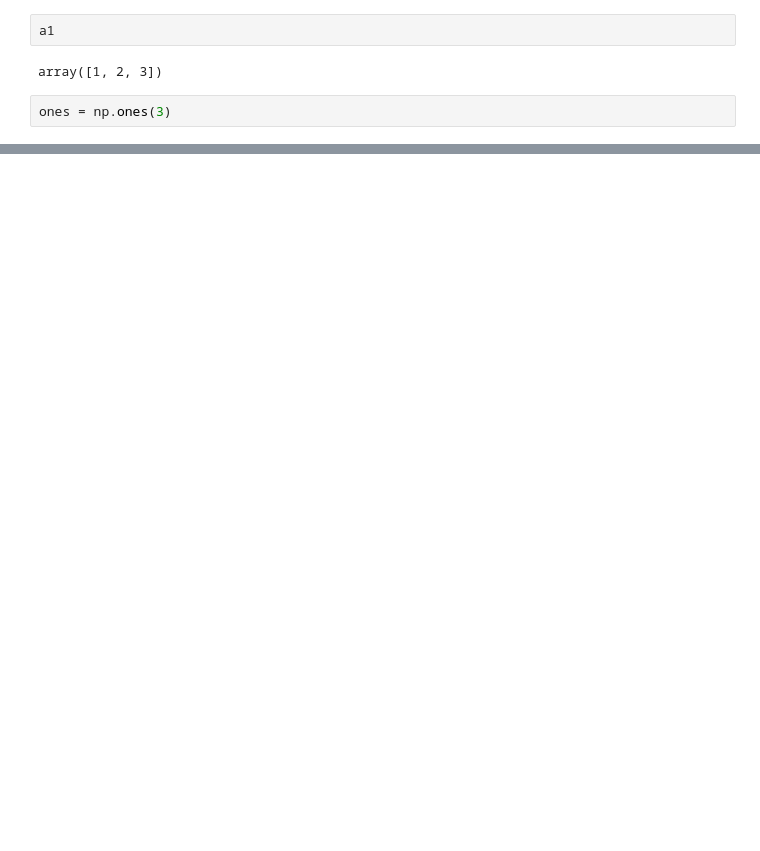
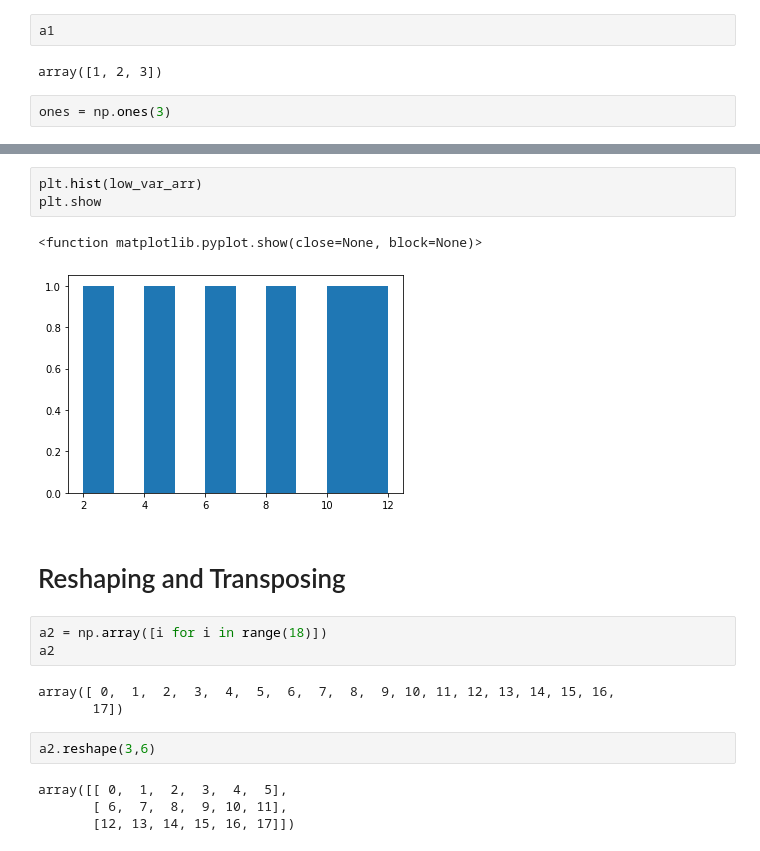
Before and after one commit to eternalAbyss/machine-learning, a Jupyter notebook: fundamentals/introduction-to-numpy.ipynb, the cells around one changed output, grey strips where cells are left out. Saved outputs shown, nothing was run; the diff lists cells and outputs as text; blank space fills up the shorter version.

```diff
--- a/fundamentals/introduction-to-numpy.ipynb
+++ b/fundamentals/introduction-to-numpy.ipynb
@@ -184,0 +226,20 @@ array([[[1, 1, 1],
+# %%
+plt.hist(low_var_arr)
+plt.show
+# %% [output]
+<function matplotlib.pyplot.show(close=None, block=None)>
+[figure, added]
+# %% [markdown]
+# Reshaping and Transposing
+# %%
+a2 = np.array([i for i in range(18)])
+a2
+# %% [output]
+array([ 0,  1,  2,  3,  4,  5,  6,  7,  8,  9, 10, 11, 12, 13, 14, 15, 16,
+       17])
+# %%
+a2.reshape(3,6)
+# %% [output]
+array([[ 0,  1,  2,  3,  4,  5],
+       [ 6,  7,  8,  9, 10, 11],
+       [12, 13, 14, 15, 16, 17]])
```
Also changed, not shown: parts of 63 cells of this notebook, 6 other files.
